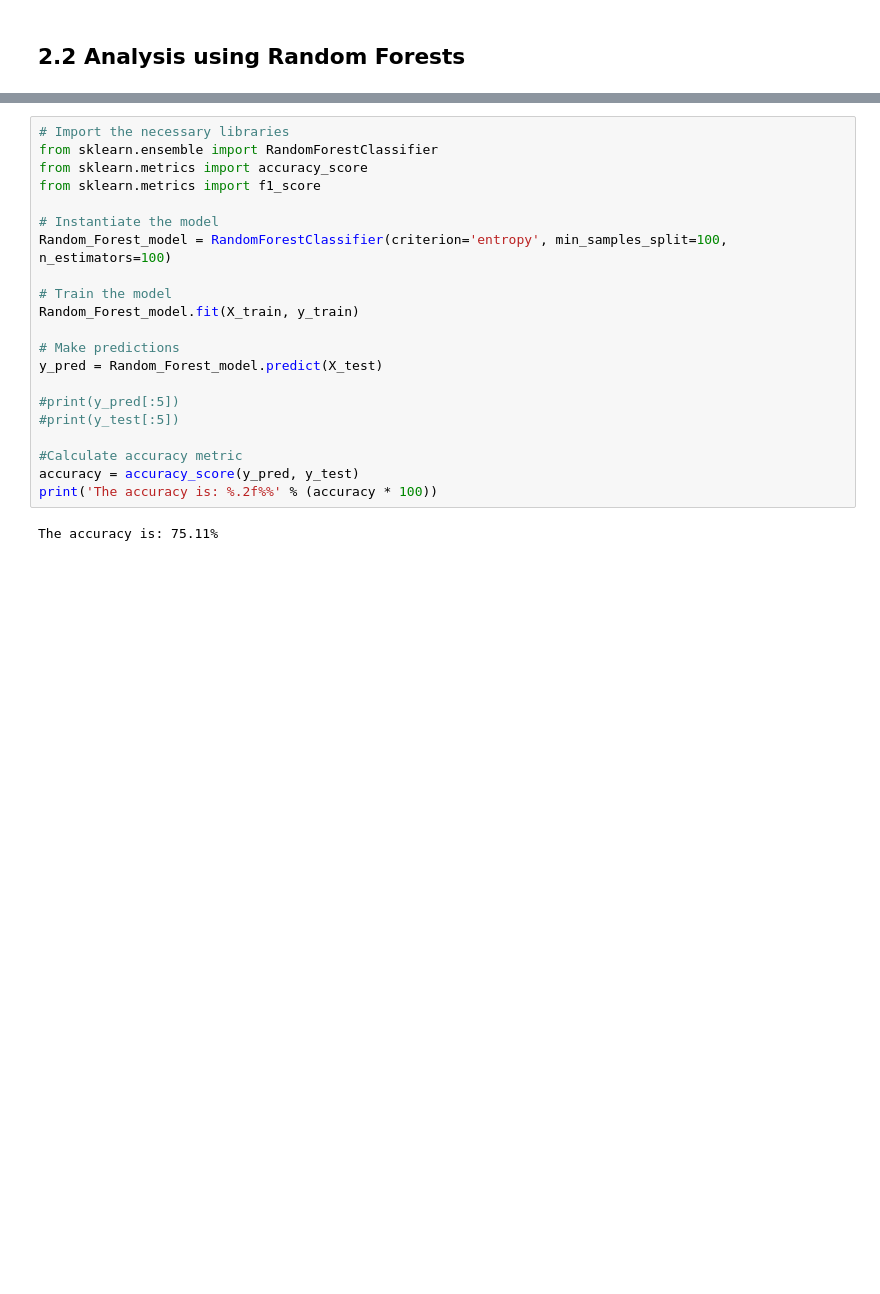
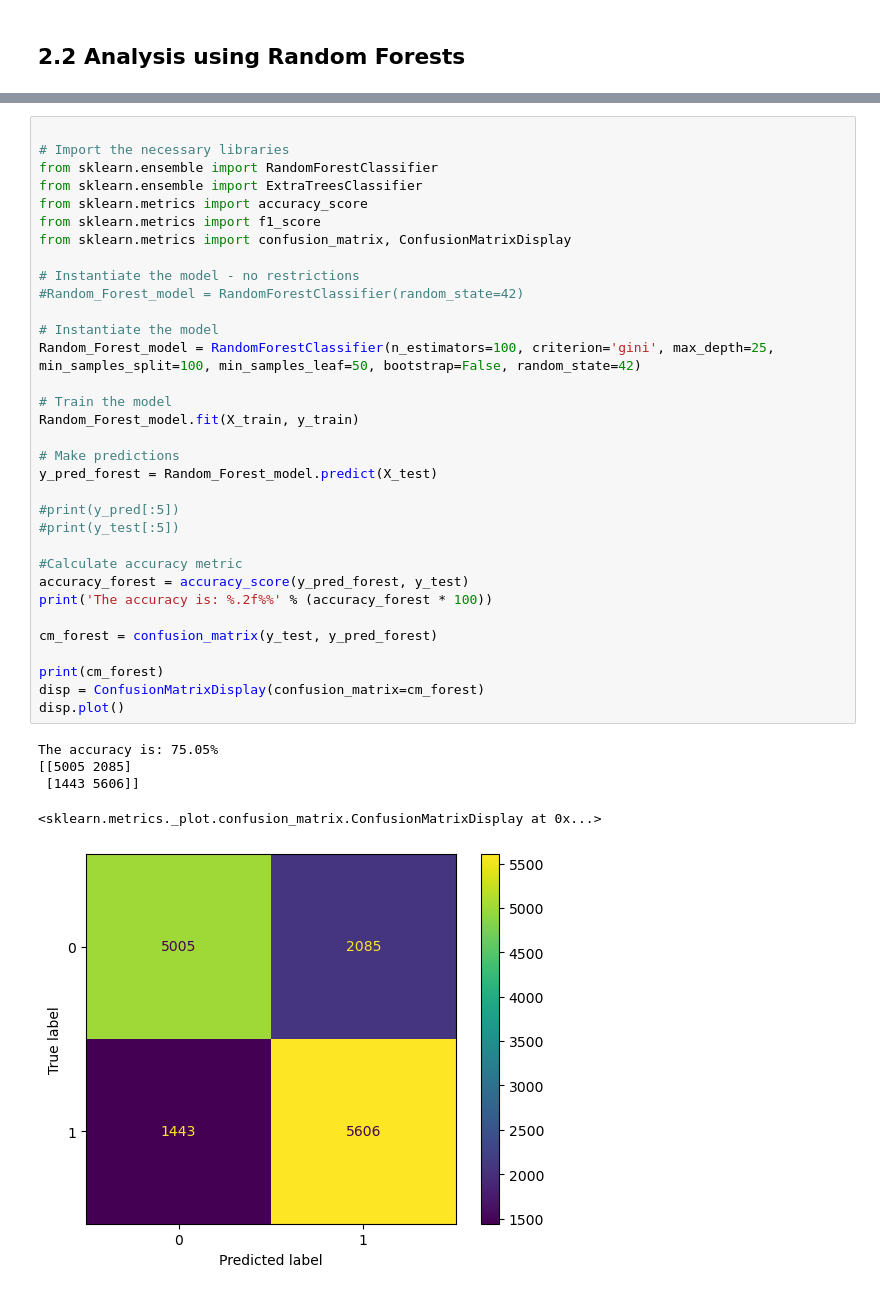
Before and after one commit to vitsiozo/DiabetesProject, a Jupyter notebook: Analysis.ipynb, the cells around one changed output, grey strips where cells are left out. Drawn from its saved outputs; the diff is of its cells as text; blank space fills up the shorter version.

```diff
--- a/Analysis.ipynb
+++ b/Analysis.ipynb
@@ -153,23 +214,39 @@ disp.plot()
 # %%
+
 # Import the necessary libraries
 from sklearn.ensemble import RandomForestClassifier
+from sklearn.ensemble import ExtraTreesClassifier
 from sklearn.metrics import accuracy_score
 from sklearn.metrics import f1_score
+from sklearn.metrics import confusion_matrix, ConfusionMatrixDisplay
+
+# Instantiate the model - no restrictions
+#Random_Forest_model = RandomForestClassifier(random_state=42)
 
 # Instantiate the model
-Random_Forest_model = RandomForestClassifier(criterion='entropy', min_samples_split=100, n_estimators=100)
+Random_Forest_model = RandomForestClassifier(n_estimators=100, criterion='gini', max_depth=25, min_samples_split=100, min_samples_leaf=50, bootstrap=False, random_state=42)
 
 # Train the model
 Random_Forest_model.fit(X_train, y_train)
 
 # Make predictions
-y_pred = Random_Forest_model.predict(X_test)
+y_pred_forest = Random_Forest_model.predict(X_test)
 
 #print(y_pred[:5])
 #print(y_test[:5])
 
 #Calculate accuracy metric
-accuracy = accuracy_score(y_pred, y_test)
-print('The accuracy is: %.2f%%' % (accuracy * 100))
+accuracy_forest = accuracy_score(y_pred_forest, y_test)
+print('The accuracy is: %.2f%%' % (accuracy_forest * 100))
+
+cm_forest = confusion_matrix(y_test, y_pred_forest)
+
+print(cm_forest)
+disp = ConfusionMatrixDisplay(confusion_matrix=cm_forest)
+disp.plot()
 # %% [output]
-The accuracy is: 75.11%
+The accuracy is: 75.05%
+[[5005 2085]
+ [1443 5606]]
+<sklearn.metrics._plot.confusion_matrix.ConfusionMatrixDisplay at 0x...>
+[figure, added]
```
Also changed, not shown: parts of 9 cells of this notebook.
